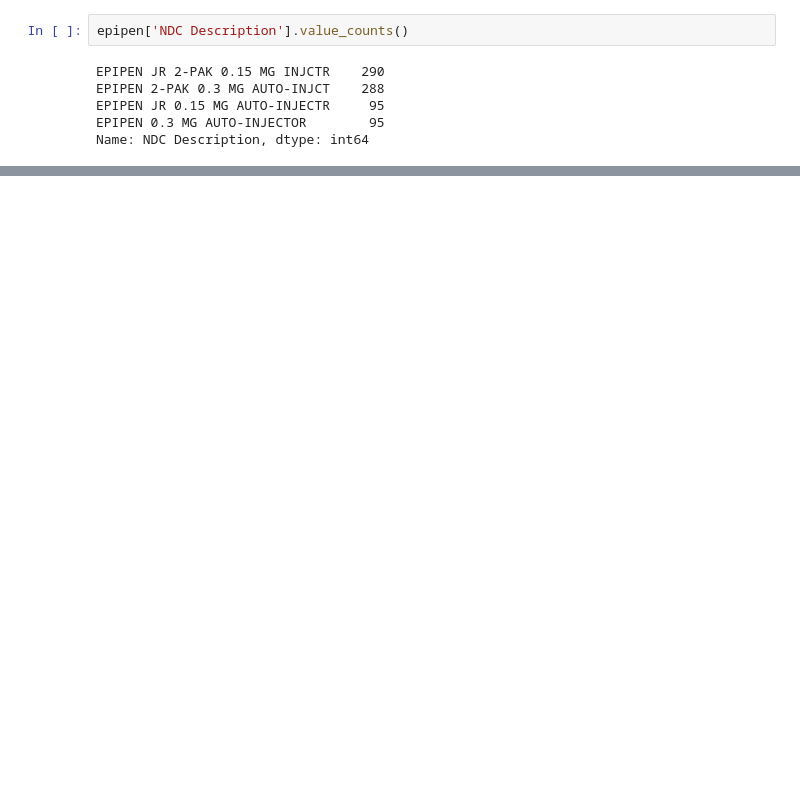
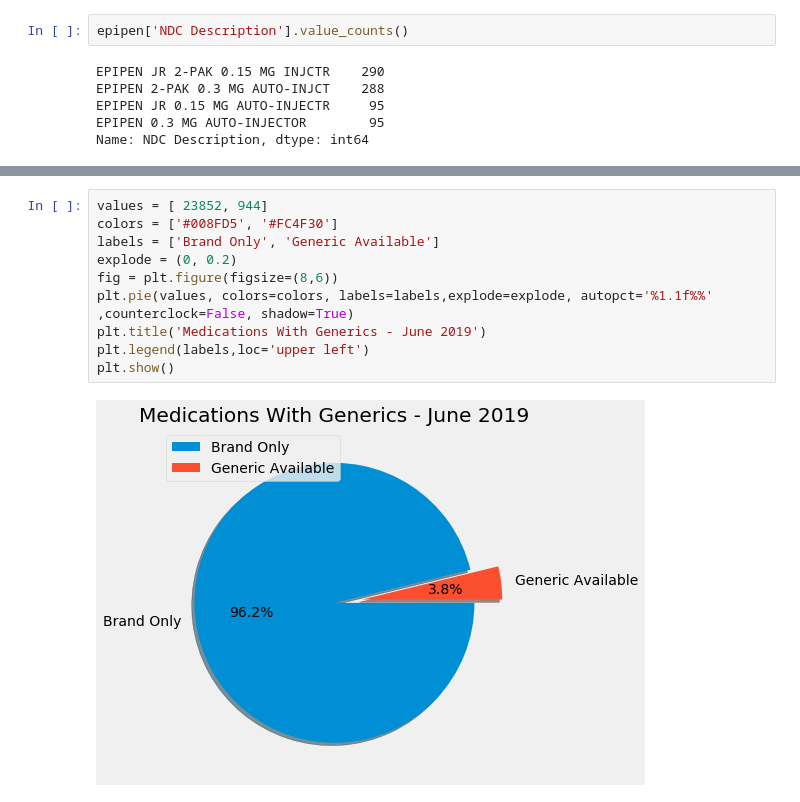
Before and after one commit to StevenMElliott/Drug-Price-Project, a Jupyter notebook: Drug_Prices.ipynb, the cells around one changed output, grey strips where cells are left out. Cells and saved outputs as stored; diff of their text form; blank space fills up the shorter version.

```diff
--- a/Drug_Prices.ipynb
+++ b/Drug_Prices.ipynb
@@ -326,0 +263,12 @@ ax.yaxis.set_major_formatter(formatter)
+# %%
+values = [ 23852, 944]
+colors = ['#008FD5', '#FC4F30']
+labels = ['Brand Only', 'Generic Available']
+explode = (0, 0.2)
+fig = plt.figure(figsize=(8,6))
+plt.pie(values, colors=colors, labels=labels,explode=explode, autopct='%1.1f%%' ,counterclock=False, shadow=True)
+plt.title('Medications With Generics - June 2019')
+plt.legend(labels,loc='upper left')
+plt.show()
+# %% [output]
+[figure, added]
```
Also changed, not shown: parts of 43 cells of this notebook.
